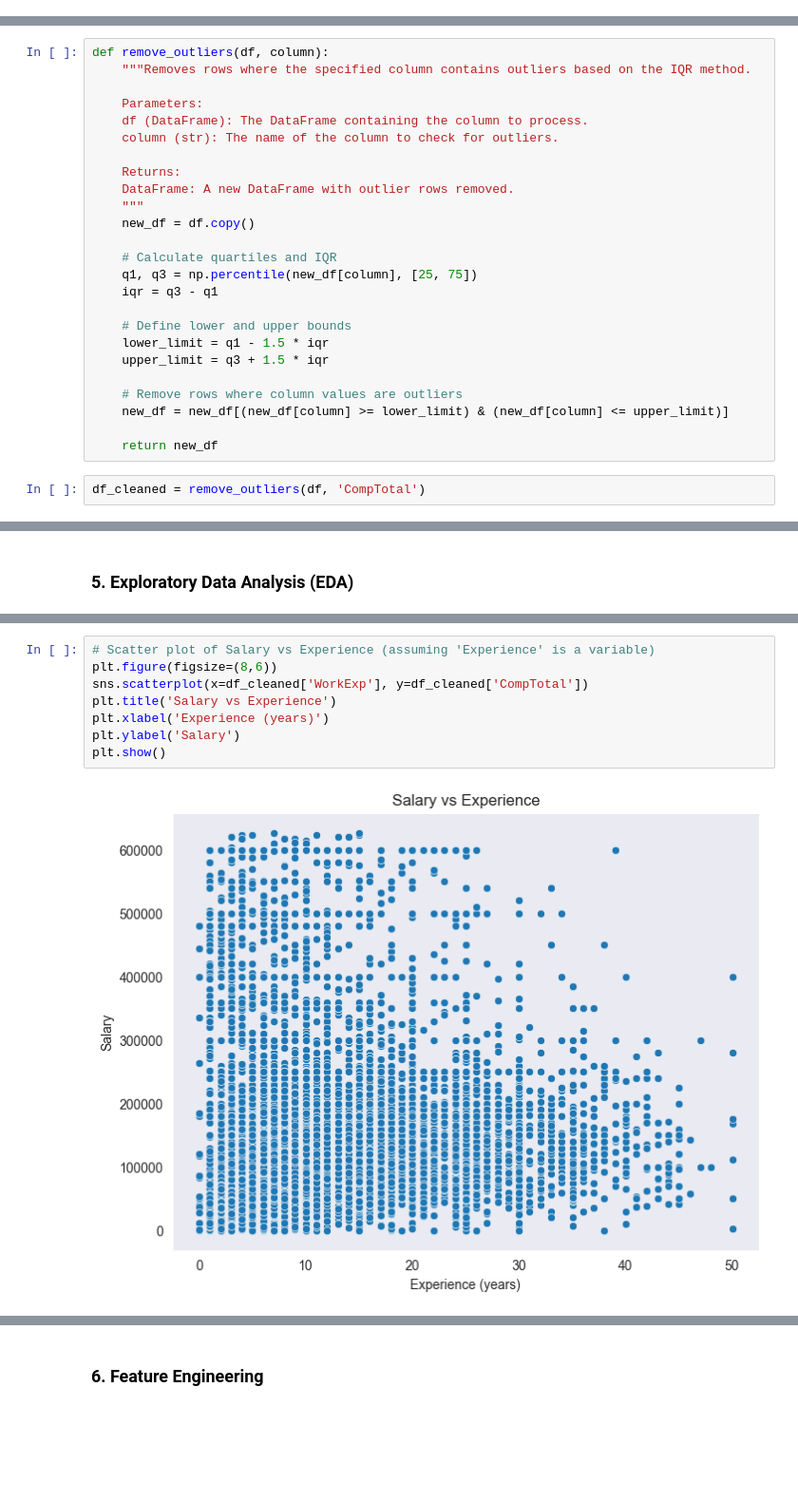
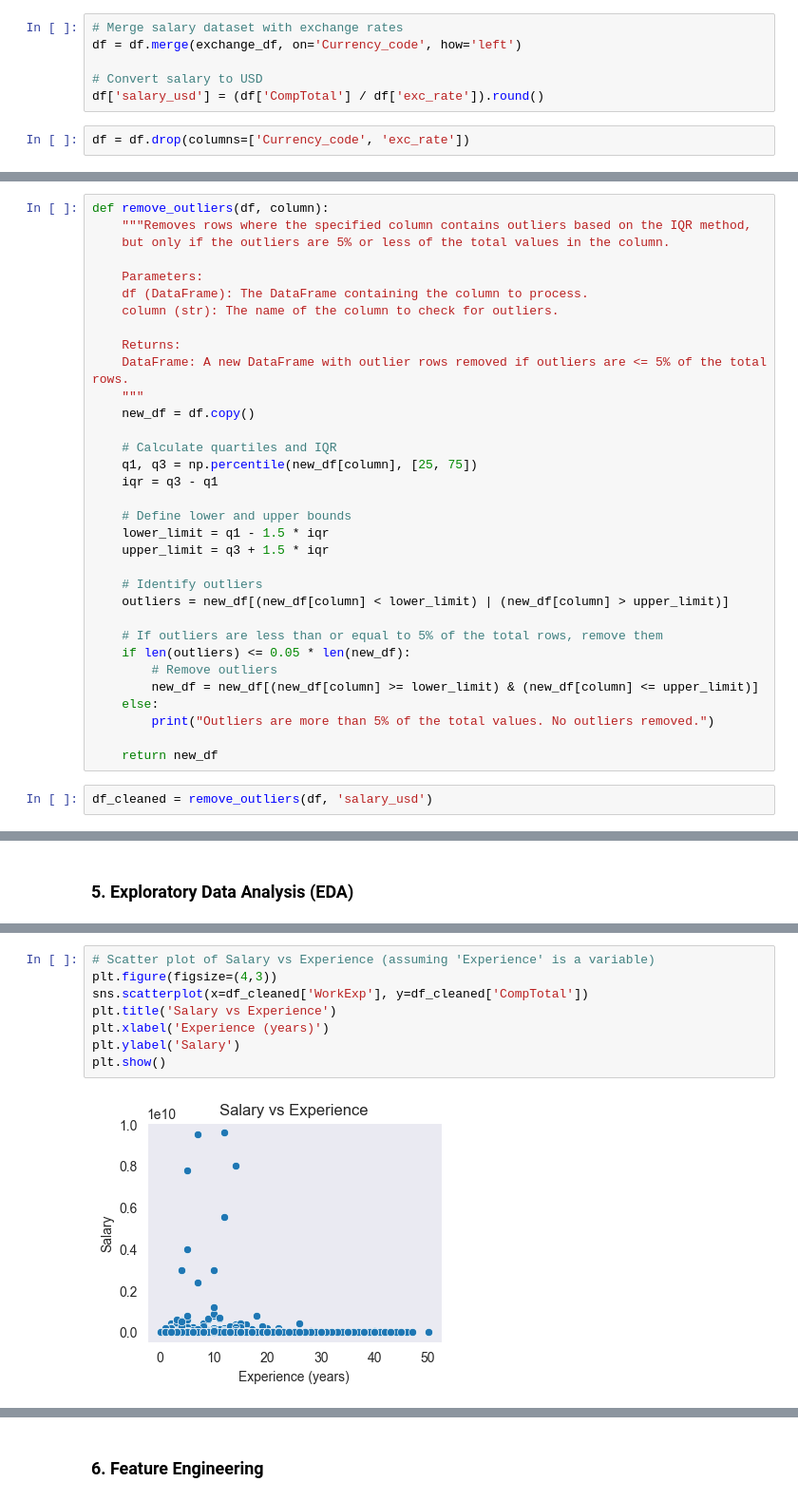
Before and after one commit to CaroBarros/udacity_project_data_science_blog, a Jupyter notebook: notebook/data_science_task copy.ipynb, the cells around one changed output, grey strips where cells are left out. Shown: that part at 95% size. Saved outputs shown, nothing was run; the diff lists cells and outputs as text; blank space fills up the shorter version.

```diff
--- a/notebook/data_science_task copy.ipynb
+++ b/notebook/data_science_task copy.ipynb
@@ -341,0 +334,8 @@ A lot of compensation toal values Are Likely Noise (Errors) AFTER CHECKING THE B
+# %%
+# Merge salary dataset with exchange rates
+df = df.merge(exchange_df, on='Currency_code', how='left')
+
+# Convert salary to USD
+df['salary_usd'] = (df['CompTotal'] / df['exc_rate']).round()
+# %%
+df = df.drop(columns=['Currency_code', 'exc_rate'])
@@ -342,13 +368,14 @@ A lot of compensation toal values Are Likely Noise (Errors) AFTER CHECKING THE B
 # %%
 def remove_outliers(df, column):
-    """Removes rows where the specified column contains outliers based on the IQR method.
+    """Removes rows where the specified column contains outliers based on the IQR method,
+    but only if the outliers are 5% or less of the total values in the column.
 
     Parameters:
     df (DataFrame): The DataFrame containing the column to process.
     column (str): The name of the column to check for outliers.
 
     Returns:
-    DataFrame: A new DataFrame with outlier rows removed.
+    DataFrame: A new DataFrame with outlier rows removed if outliers are <= 5% of the total rows.
     """
     new_df = df.copy()
 
@@ -360,12 +387,19 @@ def remove_outliers(df, column):
     lower_limit = q1 - 1.5 * iqr
     upper_limit = q3 + 1.5 * iqr
 
-    # Remove rows where column values are outliers
-    new_df = new_df[(new_df[column] >= lower_limit) & (new_df[column] <= upper_limit)]
+    # Identify outliers
+    outliers = new_df[(new_df[column] < lower_limit) | (new_df[column] > upper_limit)]
+
+    # If outliers are less than or equal to 5% of the total rows, remove them
+    if len(outliers) <= 0.05 * len(new_df):
+        # Remove outliers
+        new_df = new_df[(new_df[column] >= lower_limit) & (new_df[column] <= upper_limit)]
+    else:
+        print("Outliers are more than 5% of the total values. No outliers removed.")
 
     return new_df
 # %%
-df_cleaned = remove_outliers(df, 'CompTotal')
+df_cleaned = remove_outliers(df, 'salary_usd')
 # %%
 # Creating a Boxplot of compensation variable
 plt.figure(figsize=(6,4))
@@ -595,12 +662,12 @@ plt.show()
 # %%
 # Scatter plot of Salary vs Experience (assuming 'Experience' is a variable)
-plt.figure(figsize=(8,6))
+plt.figure(figsize=(4,3))
 sns.scatterplot(x=df_cleaned['WorkExp'], y=df_cleaned['CompTotal'])
 plt.title('Salary vs Experience')
 plt.xlabel('Experience (years)')
 plt.ylabel('Salary')
 plt.show()
 # %% [output]
-[figure, old version]
+[figure, new version]
 # %%
 # Scatter plot of Salary vs Experience (assuming 'Experience' is a variable)
```
Also changed, not shown: parts of 46 cells of this notebook, 5 other files.
